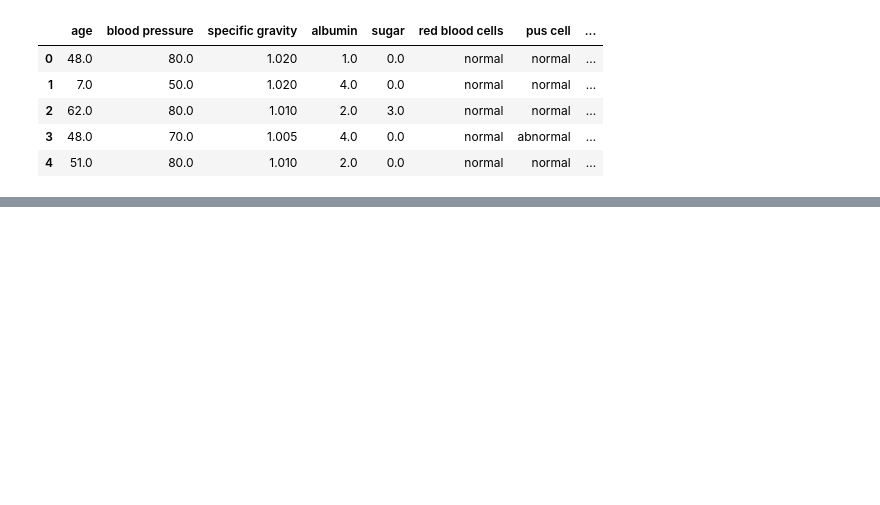
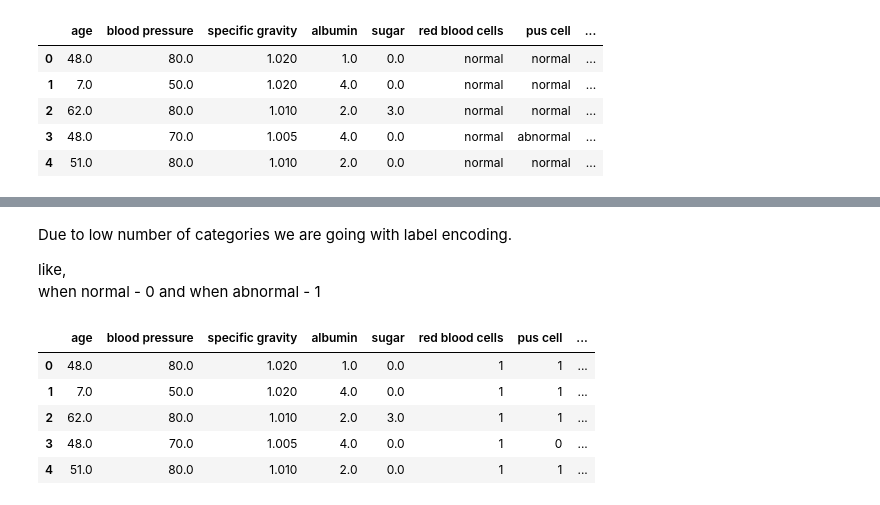
Before and after one commit to Ankit7557/ML_Kidney_Disease, a Jupyter notebook: Kidney_Disease.ipynb, the cells around one changed output, grey strips where cells are left out. Saved outputs shown, nothing was run; the diff lists cells and outputs as text; code cells hidden in the pictures; blank space fills up the shorter version.

Commit message:
label encoding

```diff
--- a/Kidney_Disease.ipynb
+++ b/Kidney_Disease.ipynb
@@ -633,3 +637,6 @@ data.head()
 | 2 | 62.0 | 80.0 | 1.010 | 2.0 | 3.0 | normal | normal | ... |
 | 3 | 48.0 | 70.0 | 1.005 | 4.0 | 0.0 | normal | abnormal | ... |
 | 4 | 51.0 | 80.0 | 1.010 | 2.0 | 0.0 | normal | normal | ... |
+# %%
+for col in categorical_column:
+  print('{} has {} categories'.format(col,data[col].nunique()))
@@ -635,0 +655,5 @@ data.head()
+# %% [markdown]
+Due to low number of categories we are going with label encoding.
+
+like,
+when normal - 0 and when abnormal - 1
@@ -635,0 +662,14 @@ data.head()
+# %%
+le=LabelEncoder()
+# %%
+for col in categorical_column:
+  data[col]=le.fit_transform(data[col])
+# %%
+data.head()
+# %% [output]
+|  | age | blood pressure | specific gravity | albumin | sugar | red blood cells | pus cell | ... |
+| 0 | 48.0 | 80.0 | 1.020 | 1.0 | 0.0 | 1 | 1 | ... |
+| 1 | 7.0 | 50.0 | 1.020 | 4.0 | 0.0 | 1 | 1 | ... |
+| 2 | 62.0 | 80.0 | 1.010 | 2.0 | 3.0 | 1 | 1 | ... |
+| 3 | 48.0 | 70.0 | 1.005 | 4.0 | 0.0 | 1 | 0 | ... |
+| 4 | 51.0 | 80.0 | 1.010 | 2.0 | 0.0 | 1 | 1 | ... |
```
Also changed, not shown: parts of 3 cells of this notebook.
